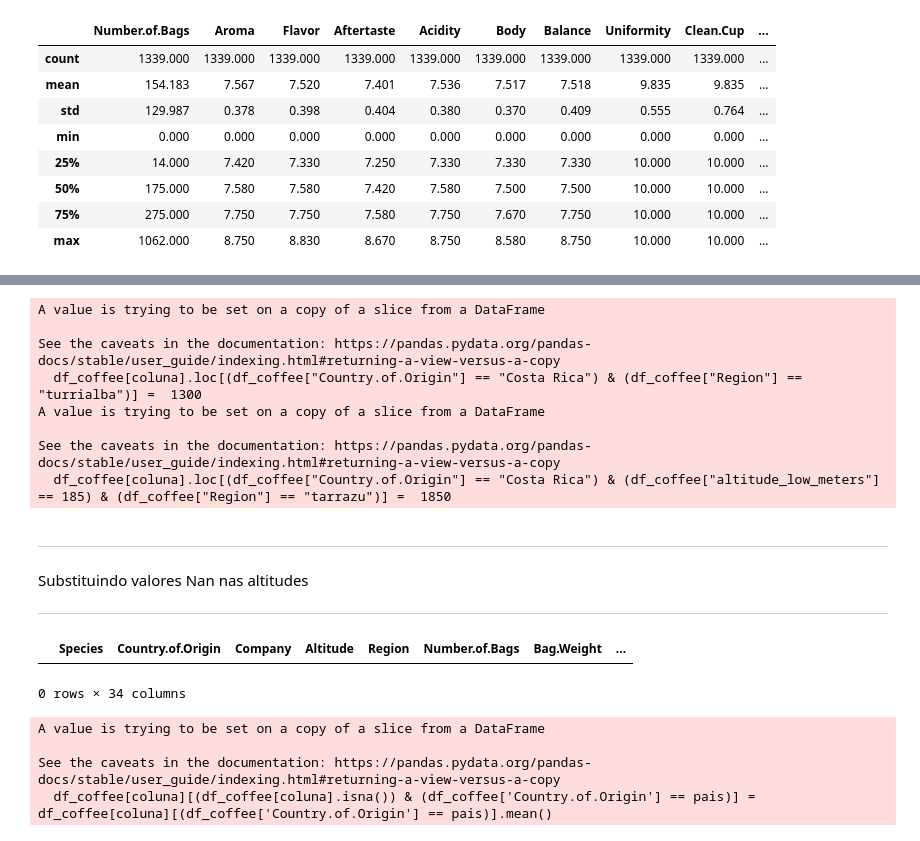
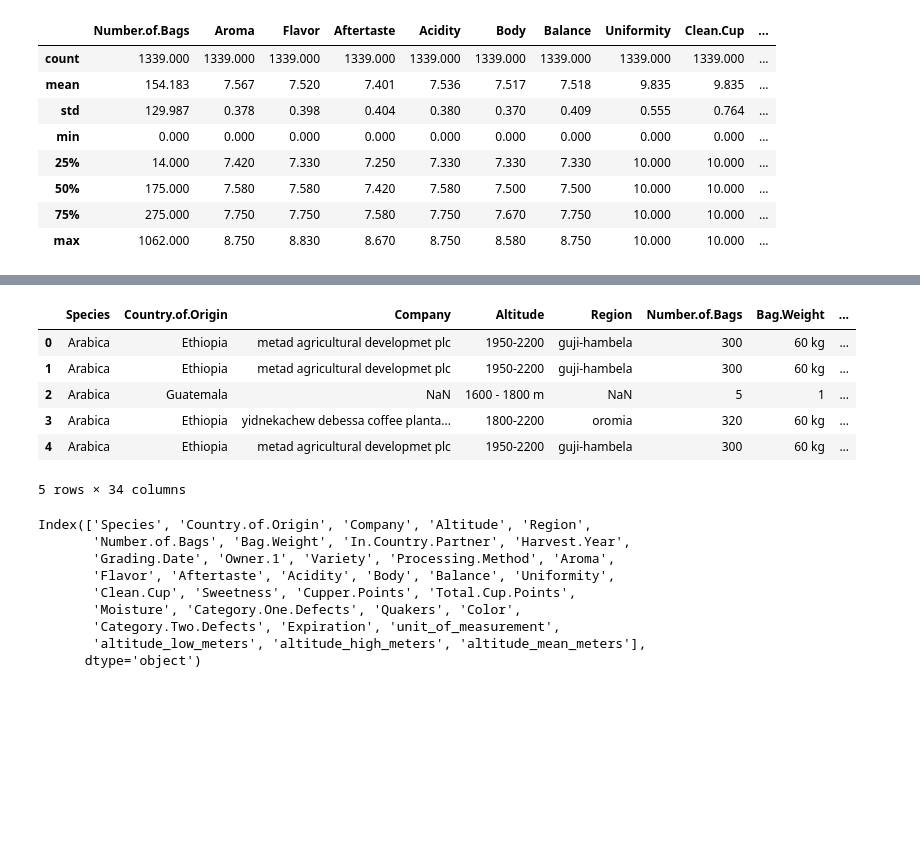
Before and after one commit to fernandadefalco/projeto-moduloIV, a Jupyter notebook: projeto_4.ipynb, the cells around one changed output, grey strips where cells are left out. Saved outputs shown, nothing was run; the diff lists cells and outputs as text; code cells hidden in the pictures; blank space fills up the shorter version.

```diff
--- a/projeto_4.ipynb
+++ b/projeto_4.ipynb
@@ -254,35 +82,20 @@ See the caveats in the documentation: https://pandas.pydata.org/pandas-docs/stab
-# %%
-for coluna in cols:
-    df_coffee[coluna].loc[(df_coffee["Country.of.Origin"] == "Costa Rica") & (df_coffee["Region"] == "turrialba")] =  1300
-    df_coffee[coluna].loc[(df_coffee["Country.of.Origin"] == "Costa Rica") & (df_coffee["altitude_low_meters"] == 185) & (df_coffee["Region"] == "tarrazu")] =  1850
-# %% [output]
-A value is trying to be set on a copy of a slice from a DataFrame
-
-See the caveats in the documentation: https://pandas.pydata.org/pandas-docs/stable/user_guide/indexing.html#returning-a-view-versus-a-copy
-  df_coffee[coluna].loc[(df_coffee["Country.of.Origin"] == "Costa Rica") & (df_coffee["Region"] == "turrialba")] =  1300
-A value is trying to be set on a copy of a slice from a DataFrame
-
-See the caveats in the documentation: https://pandas.pydata.org/pandas-docs/stable/user_guide/indexing.html#returning-a-view-versus-a-copy
-  df_coffee[coluna].loc[(df_coffee["Country.of.Origin"] == "Costa Rica") & (df_coffee["altitude_low_meters"] == 185) & (df_coffee["Region"] == "tarrazu")] =  1850
-# %% [markdown]
-____
-Substituindo valores Nan nas altitudes
-___
-# %%
-df_coffee[(df_coffee['altitude_low_meters'].isna())]
-# %% [output]
-|  | Species | Country.of.Origin | Company | Altitude | Region | Number.of.Bags | Bag.Weight | ... |
-0 rows × 34 columns
-# %%
-# Valores vazios foram substituídos pela média do país
-paises = df_coffee['Country.of.Origin'].unique()
-cols = ["altitude_low_meters","altitude_high_meters","altitude_mean_meters"]
-
-for pais in paises:
-        for coluna in cols:
-                df_coffee[coluna][(df_coffee[coluna].isna()) & (df_coffee['Country.of.Origin'] == pais)] = df_coffee[coluna][(df_coffee['Country.of.Origin'] == pais)].mean()
-# %% [output]
-A value is trying to be set on a copy of a slice from a DataFrame
-
-See the caveats in the documentation: https://pandas.pydata.org/pandas-docs/stable/user_guide/indexing.html#returning-a-view-versus-a-copy
-  df_coffee[coluna][(df_coffee[coluna].isna()) & (df_coffee['Country.of.Origin'] == pais)] = df_coffee[coluna][(df_coffee['Country.of.Origin'] == pais)].mean()
+# %%
+display(df_coffee.head())
+print(df_coffee.columns)
+# %% [output]
+|  | Species | Country.of.Origin | Company | Altitude | Region | Number.of.Bags | Bag.Weight | ... |
+| 0 | Arabica | Ethiopia | metad agricultural developmet plc | 1950-2200 | guji-hambela | 300 | 60 kg | ... |
+| 1 | Arabica | Ethiopia | metad agricultural developmet plc | 1950-2200 | guji-hambela | 300 | 60 kg | ... |
+| 2 | Arabica | Guatemala | NaN | 1600 - 1800 m | NaN | 5 | 1 | ... |
+| 3 | Arabica | Ethiopia | yidnekachew debessa coffee planta... | 1800-2200 | oromia | 320 | 60 kg | ... |
+| 4 | Arabica | Ethiopia | metad agricultural developmet plc | 1950-2200 | guji-hambela | 300 | 60 kg | ... |
+5 rows × 34 columns
+Index(['Species', 'Country.of.Origin', 'Company', 'Altitude', 'Region',
+       'Number.of.Bags', 'Bag.Weight', 'In.Country.Partner', 'Harvest.Year',
+       'Grading.Date', 'Owner.1', 'Variety', 'Processing.Method', 'Aroma',
+       'Flavor', 'Aftertaste', 'Acidity', 'Body', 'Balance', 'Uniformity',
+       'Clean.Cup', 'Sweetness', 'Cupper.Points', 'Total.Cup.Points',
+       'Moisture', 'Category.One.Defects', 'Quakers', 'Color',
+       'Category.Two.Defects', 'Expiration', 'unit_of_measurement',
+       'altitude_low_meters', 'altitude_high_meters', 'altitude_mean_meters'],
+      dtype='object')
```
Also changed, not shown: parts of 18 cells of this notebook.
